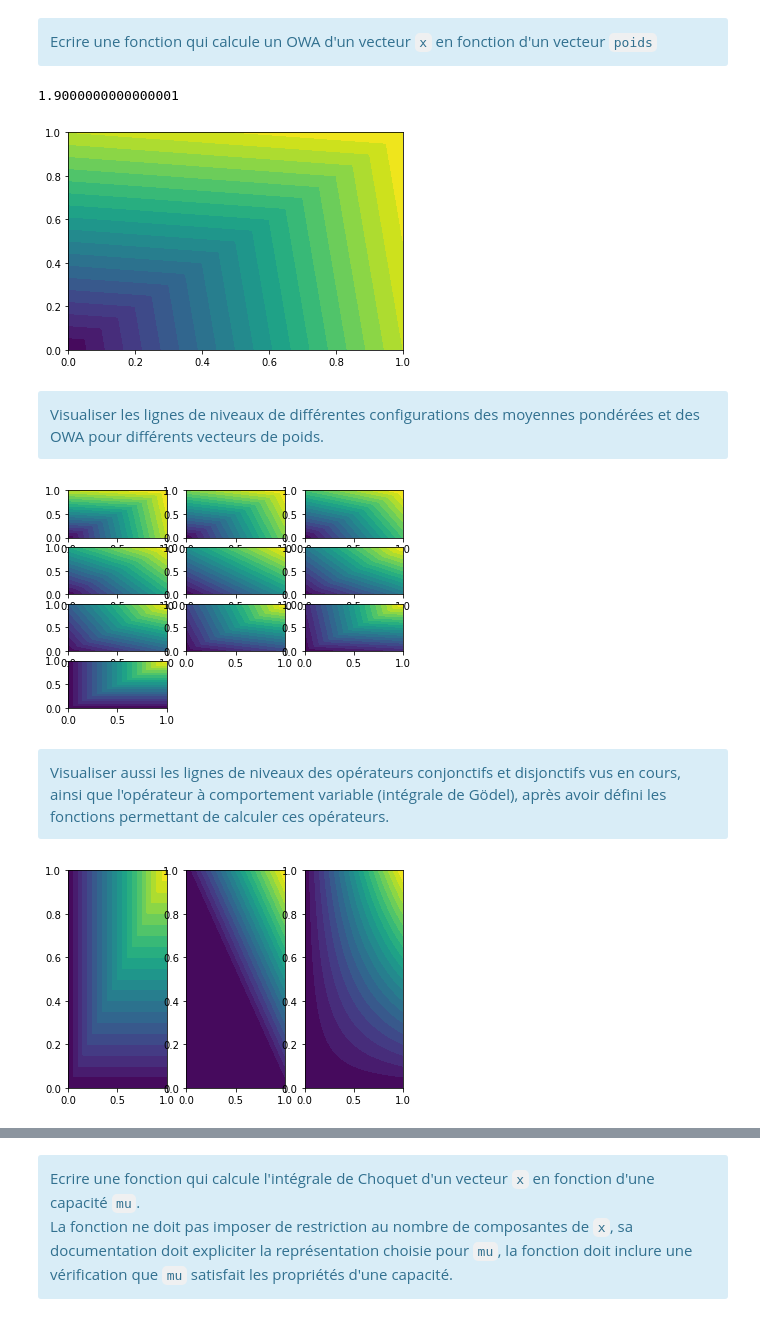
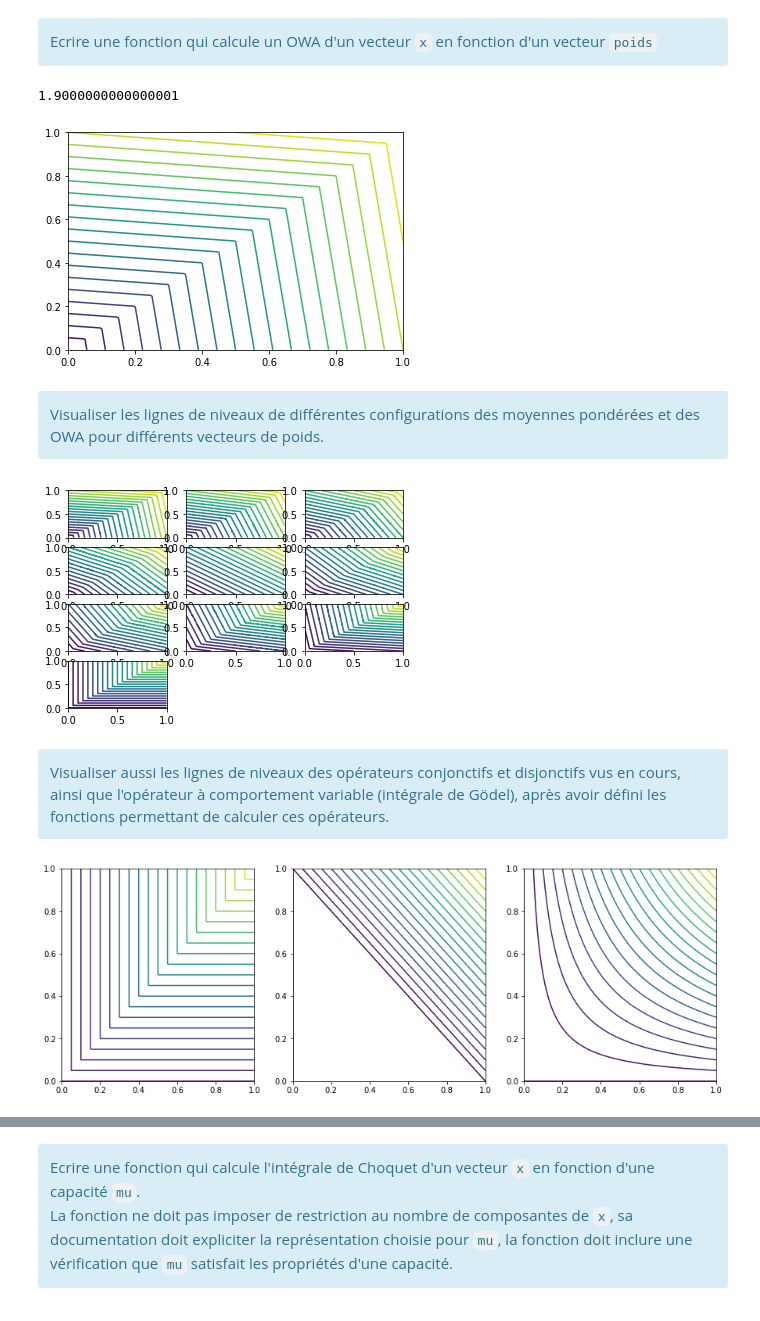
Before and after one commit to pidoux7/XAI, a Jupyter notebook: TME3/TME03-agg-LIME.ipynb, the cells around one changed output, grey strips where cells are left out. Drawn from its saved outputs; the diff is of its cells as text; code cells hidden in the pictures.

```diff
--- a/TME3/TME03-agg-LIME.ipynb
+++ b/TME3/TME03-agg-LIME.ipynb
@@ -50,7 +50,7 @@ def lignes_niveaux(opérateur, x1_min, x1_max, x2_min, x2_max, nb_points = 200,
     for i in range(nb_points):
         for j in range(nb_points):
             Z[i,j] = opérateur(X[:, i, j])
-    plt.contourf(X1, X2, Z, nb_ligne)
+    plt.contour(X1, X2, Z, nb_ligne)
 
 lignes_niveaux(lambda x: moyenne_pondérée(x, poids), -1, 1, -1, 1)
 # %% [output]
@@ -69,7 +69,7 @@ print(OWA(x, poids))
 lignes_niveaux(lambda x: OWA(x, poids), 0, 1, 0, 1)
 # %% [output]
 1.9000000000000001
-[figure, old version]
+[figure, new version]
 # %% [markdown]
 <div class="alert alert-block alert-info">
     Visualiser les lignes de niveaux de différentes configurations des moyennes pondérées et des OWA pour différents vecteurs de poids.
@@ -81,7 +81,7 @@ for i in range (1, 11):
     lignes_niveaux(lambda x: OWA(x, poids), 0, 1, 0, 1)
 plt.show()
 # %% [output]
-[figure, old version]
+[figure, new version]
 # %% [markdown]
 <div class="alert alert-block alert-info">
     Visualiser aussi les lignes de niveaux des opérateurs conjonctifs et disjonctifs vus en cours, ainsi que l'opérateur à comportement variable (intégrale de Gödel), après avoir défini les fonctions permettant de calculer ces opérateurs.
@@ -108,11 +108,13 @@ def min_dis(u,v):
 def moyenne(x):
     return np.sum(x)/len(x)
 # %%
+#conjonctif
+plt.figure(figsize=(15,5))
 plt.subplot(1, 3, 1 )
 lignes_niveaux(lambda x: min_conj(*x), 0, 1, 0, 1)
 plt.subplot(1, 3, 2 )
 lignes_niveaux(lambda x: max_conj(*x), 0, 1, 0, 1)
 plt.subplot(1, 3, 3 )
 lignes_niveaux(lambda x: mult(*x), 0, 1, 0, 1)
 # %% [output]
-[figure, old version]
+[figure, new version]
```
Also changed, not shown: parts of 24 cells of this notebook.
